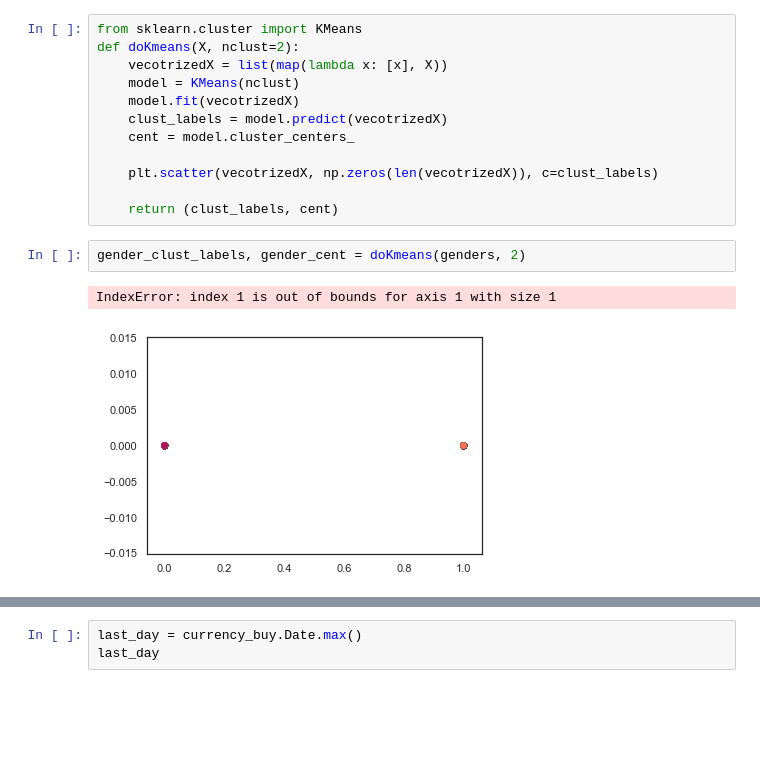
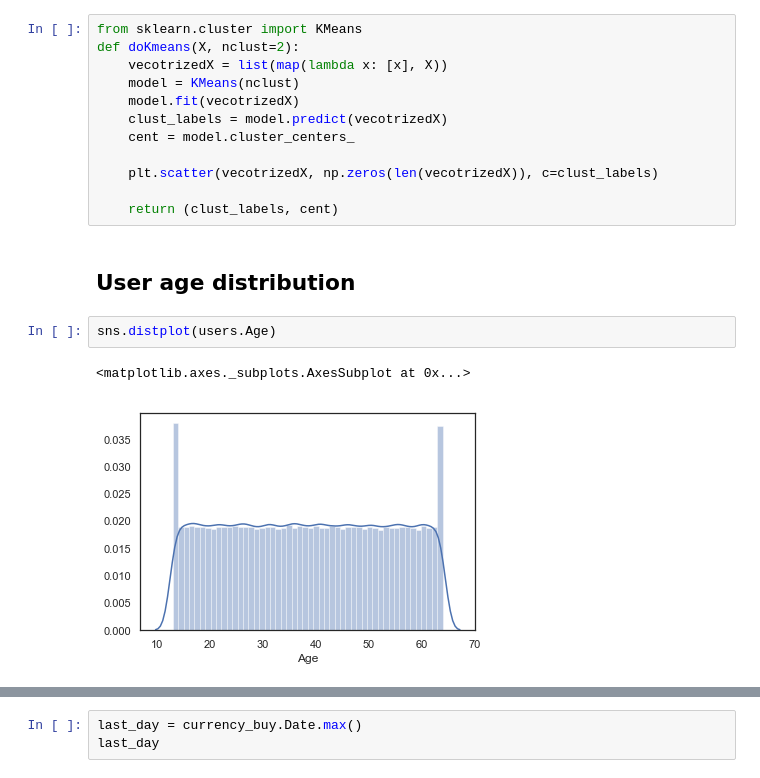
Before and after one commit to Semptra/NURE-Labs, a Jupyter notebook: Year 3/Semester 1/Games/lab_3_clustering.ipynb, the cells around one changed output, grey strips where cells are left out. Cells and saved outputs as stored; diff of their text form; blank space fills up the shorter version.

```diff
--- a/Year 3/Semester 1/Games/lab_3_clustering.ipynb
+++ b/Year 3/Semester 1/Games/lab_3_clustering.ipynb
@@ -81,8 +101,10 @@ def doKmeans(X, nclust=2):
     plt.scatter(vecotrizedX, np.zeros(len(vecotrizedX)), c=clust_labels)
 
     return (clust_labels, cent)
-# %%
-gender_clust_labels, gender_cent = doKmeans(genders, 2)
-# %% [output]
-IndexError: index 1 is out of bounds for axis 1 with size 1
-[figure, removed]
+# %% [markdown]
+## User age distribution
+# %%
+sns.distplot(users.Age)
+# %% [output]
+<matplotlib.axes._subplots.AxesSubplot at 0x...>
+[figure, added]
```
Also changed, not shown: parts of 24 cells of this notebook.
